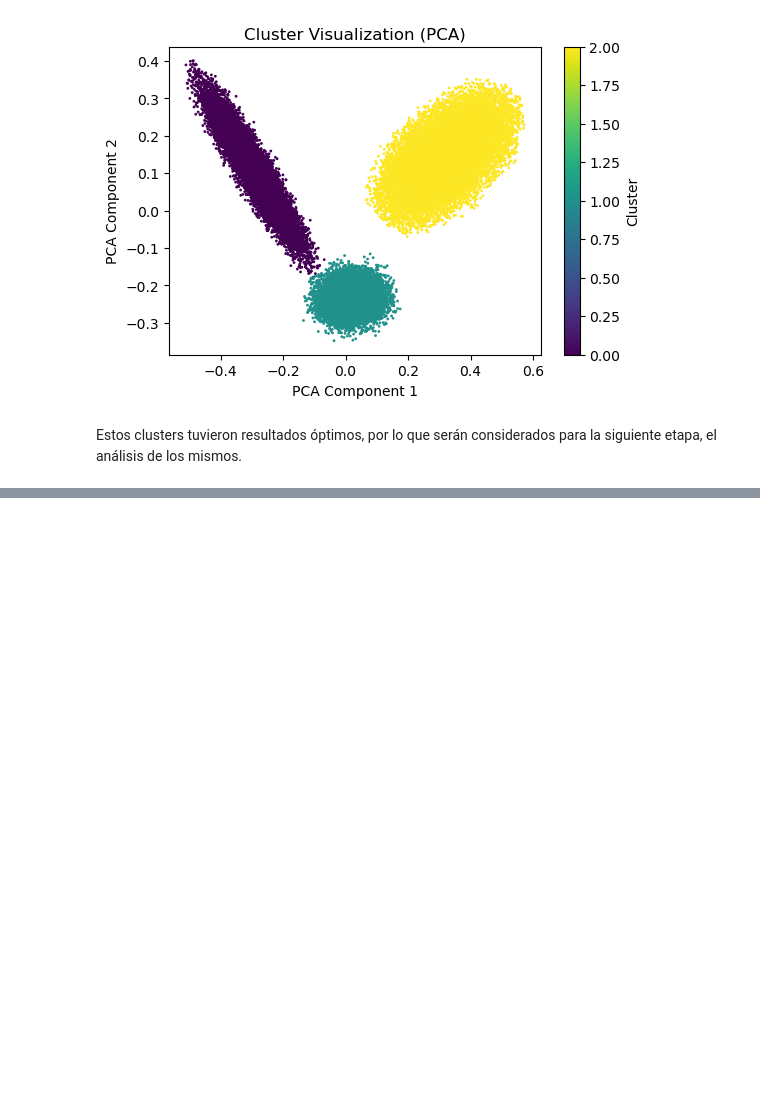
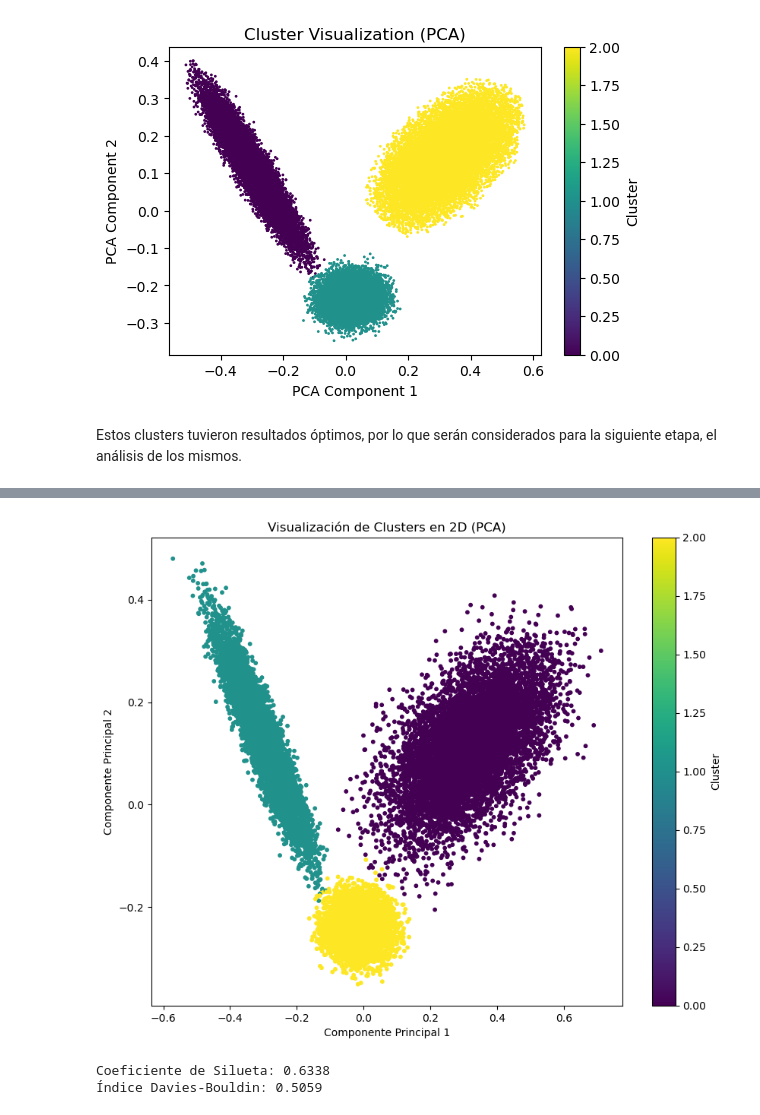
Before and after one commit to davexat/Client_Segmentation_Dashboard, a Jupyter notebook: notebooks/3.0_dsb_clustering_implementation.ipynb, the cells around one changed output, grey strips where cells are left out. Drawn from its saved outputs; the diff is of its cells as text; code cells hidden in the pictures; blank space fills up the shorter version.

```diff
--- a/notebooks/3.0_dsb_clustering_implementation.ipynb
+++ b/notebooks/3.0_dsb_clustering_implementation.ipynb
@@ -232,0 +287,22 @@ Estos clusters tuvieron resultados óptimos, por lo que serán considerados para
+# %%
+pca = PCA(n_components=2)
+reduced_data = pca.fit_transform(sampled_subset)
+
+plt.figure(figsize=(10, 8))
+plt.scatter(reduced_data[:, 0], reduced_data[:, 1], c=labels, cmap='viridis', s=10)
+plt.colorbar(label='Cluster')
+plt.title('Visualización de Clusters en 2D (PCA)')
+plt.xlabel('Componente Principal 1')
+plt.ylabel('Componente Principal 2')
+plt.show()
+# %% [output]
+[figure, added]
+# %%
+silhouette_avg = silhouette_score(sampled_subset, labels)
+davies_bouldin = davies_bouldin_score(sampled_subset, labels)
+
+print(f"Coeficiente de Silueta: {silhouette_avg:.4f}")
+print(f"Índice Davies-Bouldin: {davies_bouldin:.4f}")
+# %% [output]
+Coeficiente de Silueta: 0.6338
+Índice Davies-Bouldin: 0.5059
```
Also changed, not shown: parts of 12 cells of this notebook, 3 other files.
